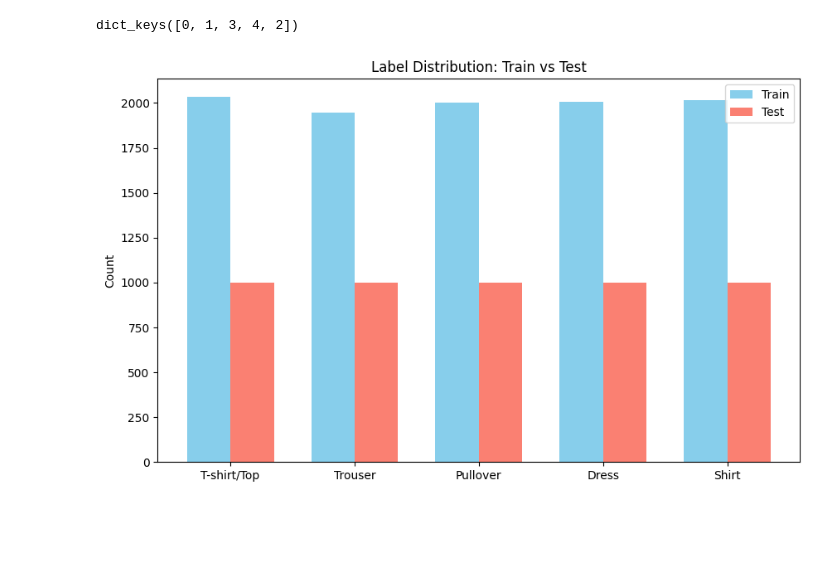
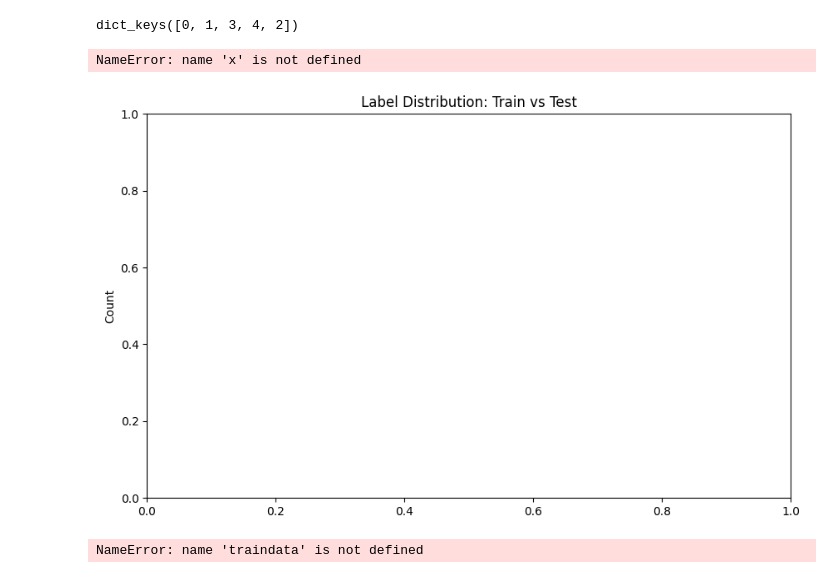
Before and after one commit to versroot/MLproject2024, a Jupyter notebook: 04_classification.ipynb, the cells around one changed output. Drawn from its saved outputs; the diff is of its cells as text; code cells hidden in the pictures; blank space fills up the shorter version.

```diff
--- a/04_classification.ipynb
+++ b/04_classification.ipynb
@@ -20,33 +20,64 @@ import matplotlib.pyplot as plt
 import numpy as np
 
 key_mapping = {
     0: 'T-shirt/Top',
     1: 'Trouser',
     2: 'Pullover',
     3: 'Dress',
     4: 'Shirt'
 }
 
 labelsdistr_relabel = {key_mapping.get(k, k): v for k, v in labelsdistr.items()}
 labelstestdistr_relabel = {key_mapping.get(k, k): v for k, v in labelstestdistr.items()}
 
 all_labels = [key_mapping[k] for k in sorted(key_mapping.keys())]
 
 counts_train = [labelsdistr_relabel.get(label, 0) for label in all_labels]
 counts_test = [labelstestdistr_relabel.get(label, 0) for label in all_labels]
 
 fig, ax = plt.subplots(figsize=(10, 6))
-x = np.arange(len(all_labels))
-width = 0.35
+
 bars1 = ax.bar(x - width/2, counts_train, width, label='Train', color='skyblue')
 bars2 = ax.bar(x + width/2, counts_test, width, label='Test', color='salmon')
 
 ax.set_ylabel('Count')
 ax.set_title('Label Distribution: Train vs Test')
 ax.set_xticks(x)
 ax.set_xticklabels(all_labels)
 ax.legend()
 
 plt.show()
 # %% [output]
+NameError: name 'x' is not defined
-[figure, old version]
+[figure, new version]
+# %%
+import matplotlib.pyplot as plt
+import numpy as np
+
+X_train = traindata[:, :-1]
+y_train = labels
+
+def plot_sample_images(X, y, label_mapping, num_samples=10):
+    plt.figure(figsize=(15, 4))
+    indices = np.random.choice(len(X), num_samples, replace=False)
+    for i, idx in enumerate(indices):
+        plt.subplot(2, num_samples//2, i+1)
+        plt.imshow(X[idx], cmap='gray')
+        plt.title(label_mapping[y[idx]])
+        plt.axis('off')
+    plt.tight_layout()
+    plt.show()
+
+# Define your label mapping
+label_mapping = {
+    0: 'T-shirt/Top',
+    1: 'Trouser',
+    2: 'Pullover',
+    3: 'Dress',
+    4: 'Shirt'
+}
+
+# Example usage
+plot_sample_images(X_train, y_train, label_mapping, num_samples=10)
+# %% [output]
+NameError: name 'traindata' is not defined
```
Also changed, not shown: 1 other file.
